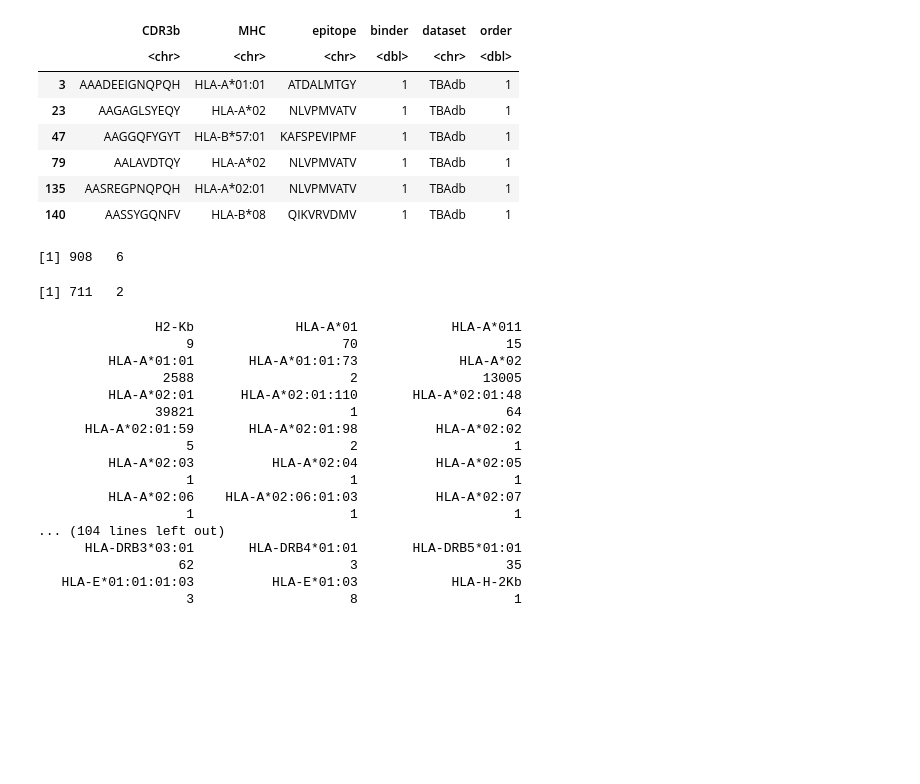
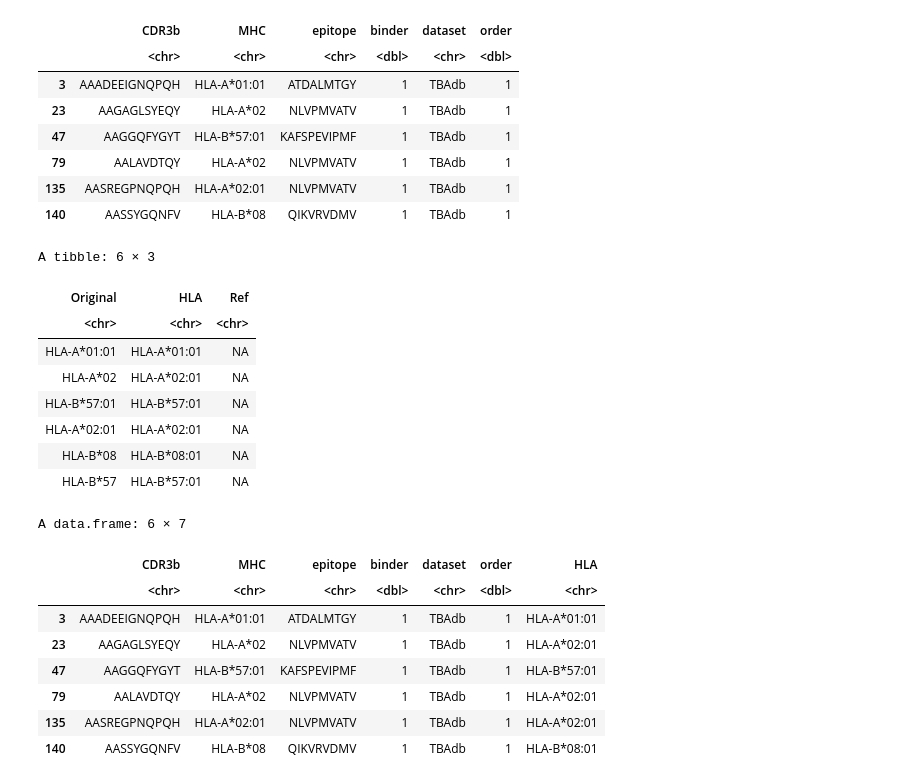
Before and after one commit to nttvy/TCR-datasets, a Jupyter notebook: cross-check.ipynb, the cells around one changed output. Saved outputs shown, nothing was run; the diff lists cells and outputs as text; code cells hidden in the pictures; blank space fills up the shorter version.

Commit message:
add data with full MHC sequences

```diff
--- a/cross-check.ipynb
+++ b/cross-check.ipynb
@@ -414,12 +414,3 @@ A data.frame: 6 × 6
 | 79 | AALAVDTQY | HLA-A*02 | NLVPMVATV | 1 | TBAdb | 1 |
 | 135 | AASREGPNQPQH | HLA-A*02:01 | NLVPMVATV | 1 | TBAdb | 1 |
 | 140 | AASSYGQNFV | HLA-B*08 | QIKVRVDMV | 1 | TBAdb | 1 |
-# %%
-temp <- pos[pos$MHC %in% c('HLA-B*27', 'HLA-B*27:05'),]
-dim(temp)
-# %% [output]
-[1] 908   6
-# %%
-dim(unique(temp[, c('CDR3b', 'epitope')]))
-# %% [output]
-[1] 711   2
@@ -428,20 +417,26 @@ write.table(unique(c(pos$MHC, X10.neg$MHC)), 'temp.csv', quote = F, row.names =
 # %%
-table(pos$MHC)
+MHC_alias <- readxl::read_excel('HLA.xlsx', sheet = 'HLA-synonyms')
+head(MHC_alias)
 # %% [output]
-               H2-Kb             HLA-A*01            HLA-A*011
-                   9                   70                   15
-         HLA-A*01:01       HLA-A*01:01:73             HLA-A*02
-                2588                    2                13005
-         HLA-A*02:01      HLA-A*02:01:110       HLA-A*02:01:48
-               39821                    1                   64
-      HLA-A*02:01:59       HLA-A*02:01:98          HLA-A*02:02
-                   5                    2                    1
-         HLA-A*02:03          HLA-A*02:04          HLA-A*02:05
-                   1                    1                    1
-         HLA-A*02:06    HLA-A*02:06:01:03          HLA-A*02:07
-                   1                    1                    1
-... (104 lines left out)
-      HLA-DRB3*03:01       HLA-DRB4*01:01       HLA-DRB5*01:01
-                  62                    3                   35
-   HLA-E*01:01:01:03          HLA-E*01:03            HLA-H-2Kb
-                   3                    8                    1
+A tibble: 6 × 3
+| Original | HLA | Ref |
+| <chr> | <chr> | <chr> |
+| HLA-A*01:01 | HLA-A*01:01 | NA |
+| HLA-A*02 | HLA-A*02:01 | NA |
+| HLA-B*57:01 | HLA-B*57:01 | NA |
+| HLA-A*02:01 | HLA-A*02:01 | NA |
+| HLA-B*08 | HLA-B*08:01 | NA |
+| HLA-B*57 | HLA-B*57:01 | NA |
+# %%
+pos$HLA <- plyr::mapvalues(pos$MHC, from = MHC_alias$Original, to = MHC_alias$HLA)
+head(pos)
+# %% [output]
+A data.frame: 6 × 7
+|  | CDR3b | MHC | epitope | binder | dataset | order | HLA |
+|  | <chr> | <chr> | <chr> | <dbl> | <chr> | <dbl> | <chr> |
+| 3 | AAADEEIGNQPQH | HLA-A*01:01 | ATDALMTGY | 1 | TBAdb | 1 | HLA-A*01:01 |
+| 23 | AAGAGLSYEQY | HLA-A*02 | NLVPMVATV | 1 | TBAdb | 1 | HLA-A*02:01 |
+| 47 | AAGGQFYGYT | HLA-B*57:01 | KAFSPEVIPMF | 1 | TBAdb | 1 | HLA-B*57:01 |
+| 79 | AALAVDTQY | HLA-A*02 | NLVPMVATV | 1 | TBAdb | 1 | HLA-A*02:01 |
+| 135 | AASREGPNQPQH | HLA-A*02:01 | NLVPMVATV | 1 | TBAdb | 1 | HLA-A*02:01 |
+| 140 | AASSYGQNFV | HLA-B*08 | QIKVRVDMV | 1 | TBAdb | 1 | HLA-B*08:01 |
```
Also changed, not shown: parts of 16 cells of this notebook, 2 other files.
